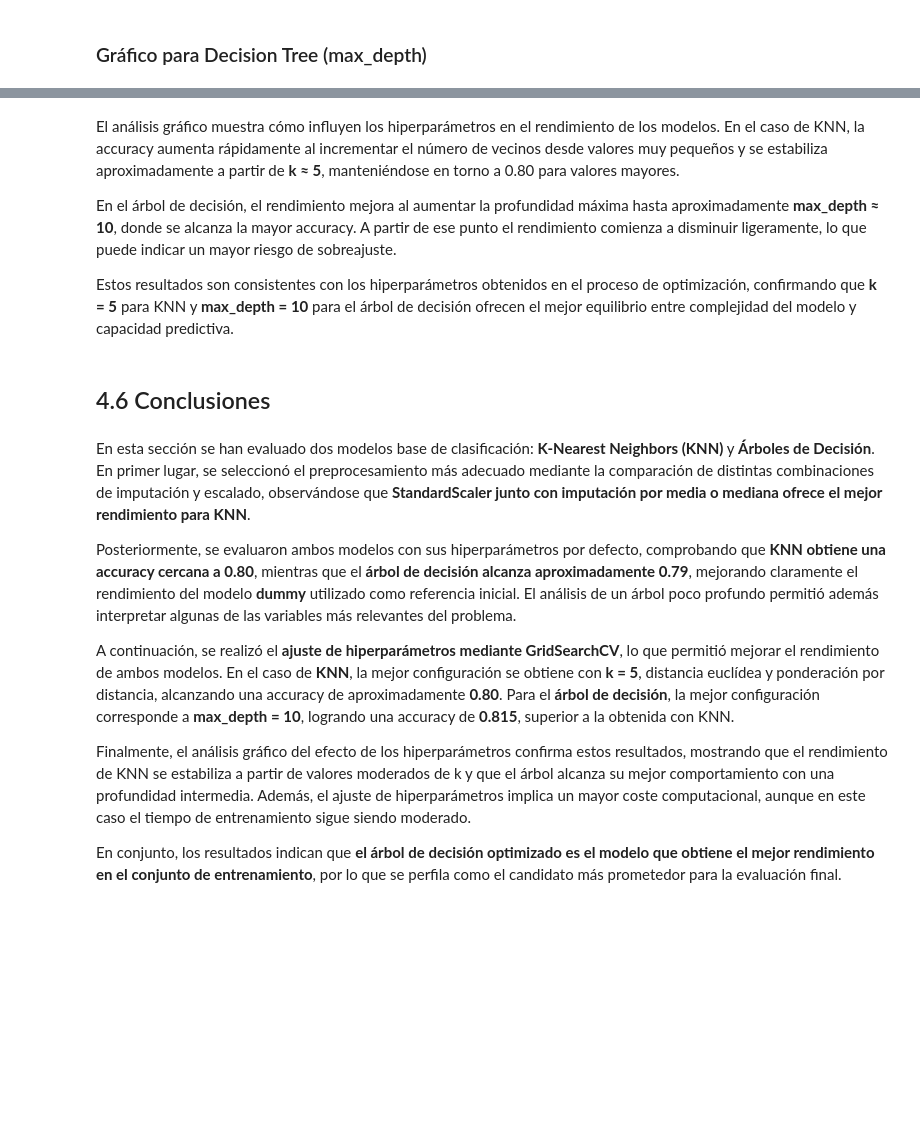
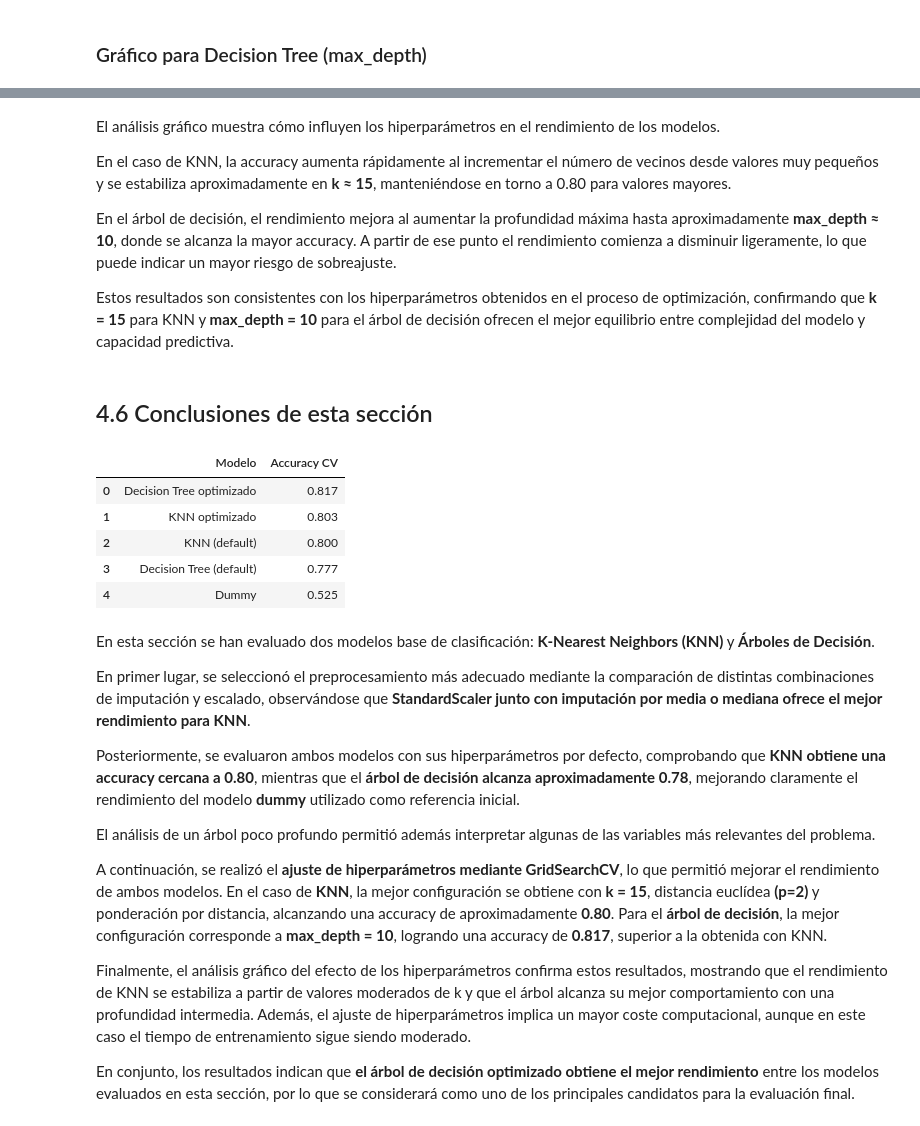
Before and after one commit to 100495785/Grupo17_Practica1, a Jupyter notebook: EDA_Practica1.ipynb, the cells around one changed output, grey strips where cells are left out. Cells and saved outputs as stored; diff of their text form; code cells hidden in the pictures; blank space fills up the shorter version.

Commit message:
Sección 4 revisada y actualizada a k-fold en 5

```diff
--- a/EDA_Practica1.ipynb
+++ b/EDA_Practica1.ipynb
@@ -885,18 +967,53 @@ plt.show()
 # %% [markdown]
-El análisis gráfico muestra cómo influyen los hiperparámetros en el rendimiento de los modelos. En el caso de KNN, la accuracy aumenta rápidamente al incrementar el número de vecinos desde valores muy pequeños y se estabiliza aproximadamente a partir de **k ≈ 5**, manteniéndose en torno a 0.80 para valores mayores.
+El análisis gráfico muestra cómo influyen los hiperparámetros en el rendimiento de los modelos.
+
+En el caso de KNN, la accuracy aumenta rápidamente al incrementar el número de vecinos desde valores muy pequeños y se estabiliza aproximadamente en **k ≈ 15**, manteniéndose en torno a 0.80 para valores mayores.
 
 En el árbol de decisión, el rendimiento mejora al aumentar la profundidad máxima hasta aproximadamente **max_depth ≈ 10**, donde se alcanza la mayor accuracy. A partir de ese punto el rendimiento comienza a disminuir ligeramente, lo que puede indicar un mayor riesgo de sobreajuste.
 
-Estos resultados son consistentes con los hiperparámetros obtenidos en el proceso de optimización, confirmando que **k = 5** para KNN y **max_depth = 10** para el árbol de decisión ofrecen el mejor equilibrio entre complejidad del modelo y capacidad predictiva.
+Estos resultados son consistentes con los hiperparámetros obtenidos en el proceso de optimización, confirmando que **k = 15** para KNN y **max_depth = 10** para el árbol de decisión ofrecen el mejor equilibrio entre complejidad del modelo y capacidad predictiva.
 # %% [markdown]
-## 4.6 Conclusiones
+## 4.6 Conclusiones de esta sección
+# %%
+summary = pd.DataFrame({
+    "Modelo": [
+        "Dummy",
+        "KNN (default)",
+        "Decision Tree (default)",
+        "KNN optimizado",
+        "Decision Tree optimizado"
+    ],
+    "Accuracy CV": [
+        dummy_scores.mean(),
+        knn_scores.mean(),
+        tree_scores.mean(),
+        grid_knn.best_score_,
+        grid_tree.best_score_
+    ]
+})
+
+summary["Accuracy CV"] = summary["Accuracy CV"].round(3)
+summary = summary.sort_values("Accuracy CV", ascending=False).reset_index(drop=True)
+
+summary
+# %% [output]
+|  | Modelo | Accuracy CV |
+| 0 | Decision Tree optimizado | 0.817 |
+| 1 | KNN optimizado | 0.803 |
+| 2 | KNN (default) | 0.800 |
+| 3 | Decision Tree (default) | 0.777 |
+| 4 | Dummy | 0.525 |
 # %% [markdown]
-En esta sección se han evaluado dos modelos base de clasificación: **K-Nearest Neighbors (KNN)** y **Árboles de Decisión**. En primer lugar, se seleccionó el preprocesamiento más adecuado mediante la comparación de distintas combinaciones de imputación y escalado, observándose que **StandardScaler junto con imputación por media o mediana ofrece el mejor rendimiento para KNN**.
+En esta sección se han evaluado dos modelos base de clasificación: **K-Nearest Neighbors (KNN)** y **Árboles de Decisión**.
 
-Posteriormente, se evaluaron ambos modelos con sus hiperparámetros por defecto, comprobando que **KNN obtiene una accuracy cercana a 0.80**, mientras que el **árbol de decisión alcanza aproximadamente 0.79**, mejorando claramente el rendimiento del modelo **dummy** utilizado como referencia inicial. El análisis de un árbol poco profundo permitió además interpretar algunas de las variables más relevantes del problema.
+En primer lugar, se seleccionó el preprocesamiento más adecuado mediante la comparación de distintas combinaciones de imputación y escalado, observándose que **StandardScaler junto con imputación por media o mediana ofrece el mejor rendimiento para KNN**.
 
-A continuación, se realizó el **ajuste de hiperparámetros mediante GridSearchCV**, lo que permitió mejorar el rendimiento de ambos modelos. En el caso de **KNN**, la mejor configuración se obtiene con **k = 5**, distancia euclídea y ponderación por distancia, alcanzando una accuracy de aproximadamente **0.80**. Para el **árbol de decisión**, la mejor configuración corresponde a **max_depth = 10**, logrando una accuracy de **0.815**, superior a la obtenida con KNN.
+Posteriormente, se evaluaron ambos modelos con sus hiperparámetros por defecto, comprobando que **KNN obtiene una accuracy cercana a 0.80**, mientras que el **árbol de decisión alcanza aproximadamente 0.78**, mejorando claramente el rendimiento del modelo **dummy** utilizado como referencia inicial.
+
+El análisis de un árbol poco profundo permitió además interpretar algunas de las variables más relevantes del problema.
+
+A continuación, se realizó el **ajuste de hiperparámetros mediante GridSearchCV**, lo que permitió mejorar el rendimiento de ambos modelos. En el caso de **KNN**, la mejor configuración se obtiene con **k = 15**, distancia euclídea **(p=2)** y ponderación por distancia, alcanzando una accuracy de aproximadamente **0.80**. Para el **árbol de decisión**, la mejor configuración corresponde a **max_depth = 10**, logrando una accuracy de **0.817**, superior a la obtenida con KNN.
 
 Finalmente, el análisis gráfico del efecto de los hiperparámetros confirma estos resultados, mostrando que el rendimiento de KNN se estabiliza a partir de valores moderados de k y que el árbol alcanza su mejor comportamiento con una profundidad intermedia. Además, el ajuste de hiperparámetros implica un mayor coste computacional, aunque en este caso el tiempo de entrenamiento sigue siendo moderado.
 
-En conjunto, los resultados indican que **el árbol de decisión optimizado es el modelo que obtiene el mejor rendimiento en el conjunto de entrenamiento**, por lo que se perfila como el candidato más prometedor para la evaluación final.
+En conjunto, los resultados indican que **el árbol de decisión optimizado obtiene el mejor rendimiento** entre los modelos evaluados en esta sección, por lo que se considerará como uno de los principales candidatos para la evaluación final.
```
Also changed, not shown: parts of 36 cells of this notebook.
